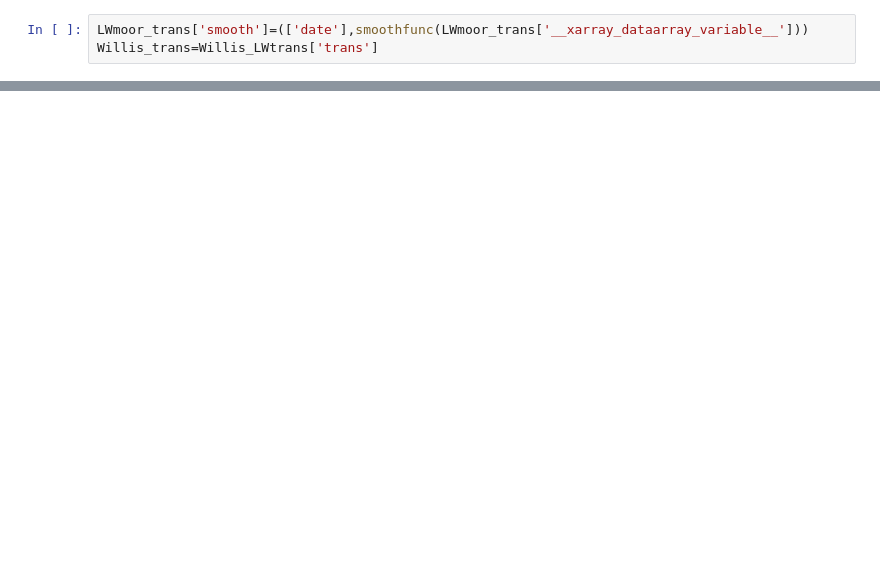
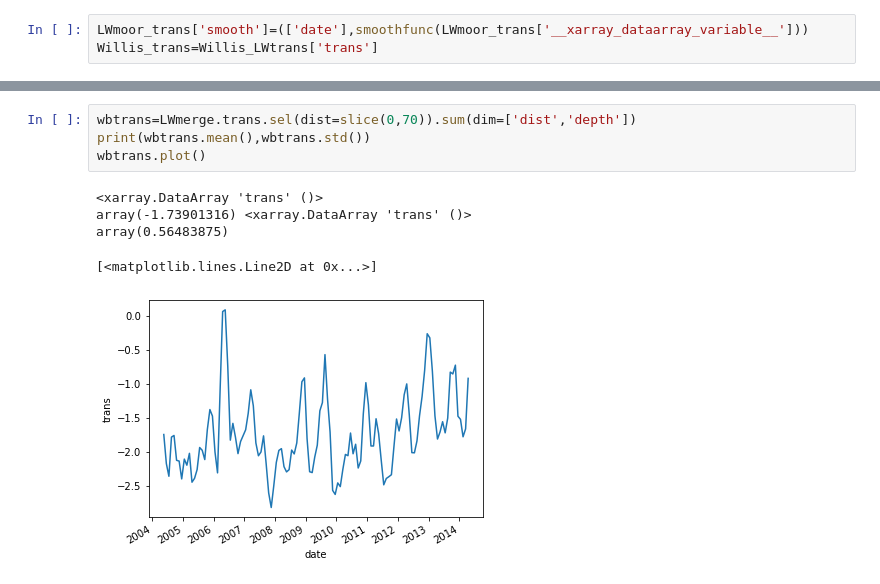
Before and after one commit to ilebras/35N-AMOC-code, a Jupyter notebook: Step0_OrientingFigure.ipynb, the cells around one changed output, grey strips where cells are left out. Cells and saved outputs as stored; diff of their text form; blank space fills up the shorter version.

```diff
--- a/Step0_OrientingFigure.ipynb
+++ b/Step0_OrientingFigure.ipynb
@@ -190,0 +220,10 @@ corrcoef(LWmoor_trans['smooth'].interp(date=Willis_trans.date),Willis_trans)
+# %%
+wbtrans=LWmerge.trans.sel(dist=slice(0,70)).sum(dim=['dist','depth'])
+print(wbtrans.mean(),wbtrans.std())
+wbtrans.plot()
+# %% [output]
+<xarray.DataArray 'trans' ()>
+array(-1.73901316) <xarray.DataArray 'trans' ()>
+array(0.56483875)
+[<matplotlib.lines.Line2D at 0x...>]
+[figure, added]
```
Also changed, not shown: parts of 6 cells of this notebook, 33 other files.
